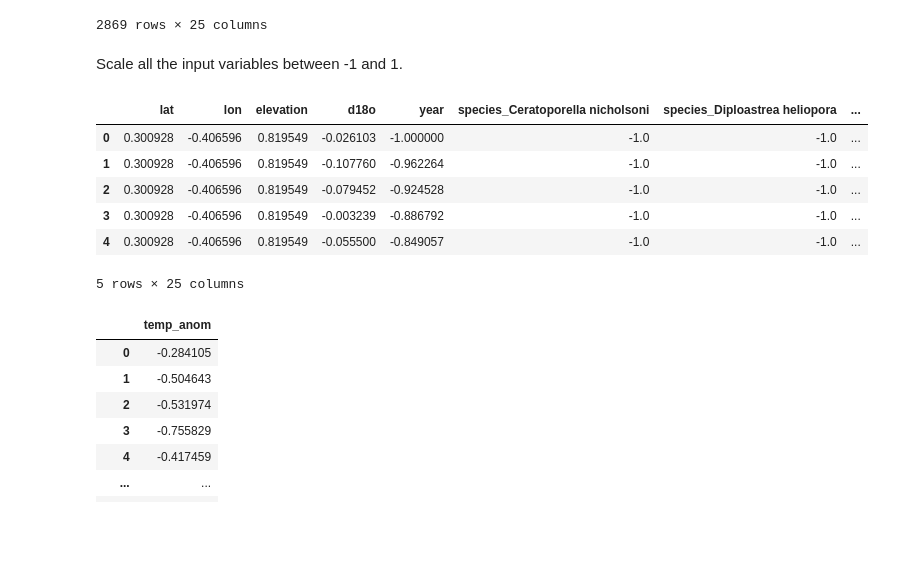
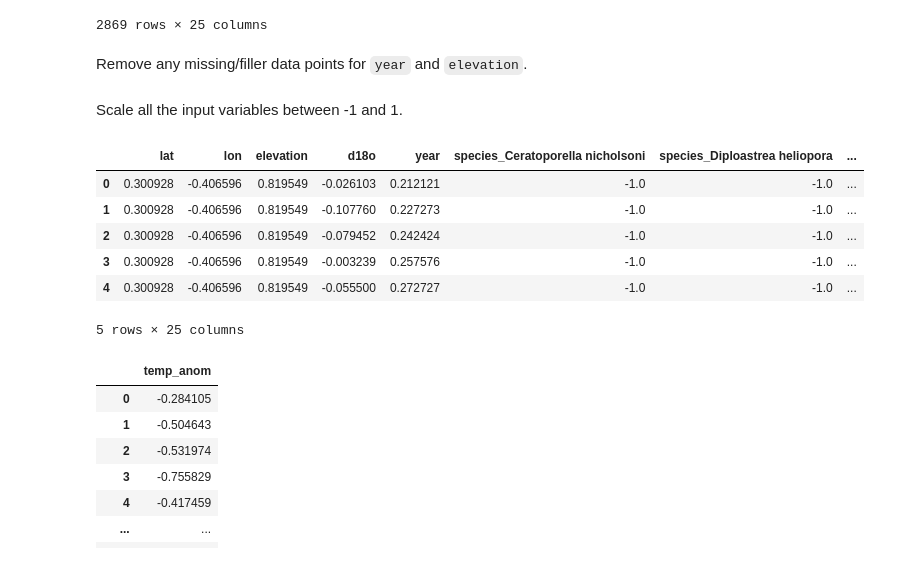
Before and after one commit to p-ai-org/p-climate, a Jupyter notebook: models/fully_connected_nn/fully_connected_1960.ipynb, the cells around one changed output. Saved outputs shown, nothing was run; the diff lists cells and outputs as text; code cells hidden in the pictures; blank space fills up the shorter version.

```diff
--- a/models/fully_connected_nn/fully_connected_1960.ipynb
+++ b/models/fully_connected_nn/fully_connected_1960.ipynb
@@ -95,6 +96,8 @@ X
 | 2867 | 20.666667 | 296.833333 | -5 | -5.397417 | 2011 | 0 | 0 | ... |
 | 2868 | 20.666667 | 296.833333 | -5 | -5.337556 | 2012 | 0 | 0 | ... |
 2869 rows × 25 columns
+# %% [markdown]
+Remove any missing/filler data points for `year` and `elevation`.
 # %%
 X = X[X['year'].notna()]
 X = X[X['year']!='-999']
@@ -114,17 +117,19 @@ from sklearn import preprocessing
 # %%
 scaler = preprocessing.MinMaxScaler(feature_range=(-1, 1))
 
 cols = X.columns
 d = scaler.fit_transform(X)
 X_scaled = pd.DataFrame(d, columns=cols)
+# standardize the year separately
+X_scaled['year'] = (X['year'] - 1946) / 66
 X_scaled.head()
 # %% [output]
 |  | lat | lon | elevation | d18o | year | species_Ceratoporella nicholsoni | species_Diploastrea heliopora | ... |
-| 0 | 0.300928 | -0.406596 | 0.819549 | -0.026103 | -1.000000 | -1.0 | -1.0 | ... |
-| 1 | 0.300928 | -0.406596 | 0.819549 | -0.107760 | -0.962264 | -1.0 | -1.0 | ... |
-| 2 | 0.300928 | -0.406596 | 0.819549 | -0.079452 | -0.924528 | -1.0 | -1.0 | ... |
-| 3 | 0.300928 | -0.406596 | 0.819549 | -0.003239 | -0.886792 | -1.0 | -1.0 | ... |
-| 4 | 0.300928 | -0.406596 | 0.819549 | -0.055500 | -0.849057 | -1.0 | -1.0 | ... |
+| 0 | 0.300928 | -0.406596 | 0.819549 | -0.026103 | 0.212121 | -1.0 | -1.0 | ... |
+| 1 | 0.300928 | -0.406596 | 0.819549 | -0.107760 | 0.227273 | -1.0 | -1.0 | ... |
+| 2 | 0.300928 | -0.406596 | 0.819549 | -0.079452 | 0.242424 | -1.0 | -1.0 | ... |
+| 3 | 0.300928 | -0.406596 | 0.819549 | -0.003239 | 0.257576 | -1.0 | -1.0 | ... |
+| 4 | 0.300928 | -0.406596 | 0.819549 | -0.055500 | 0.272727 | -1.0 | -1.0 | ... |
 5 rows × 25 columns
 # %%
 Y = Y.reset_index()
```
Also changed, not shown: parts of 58 cells of this notebook.
